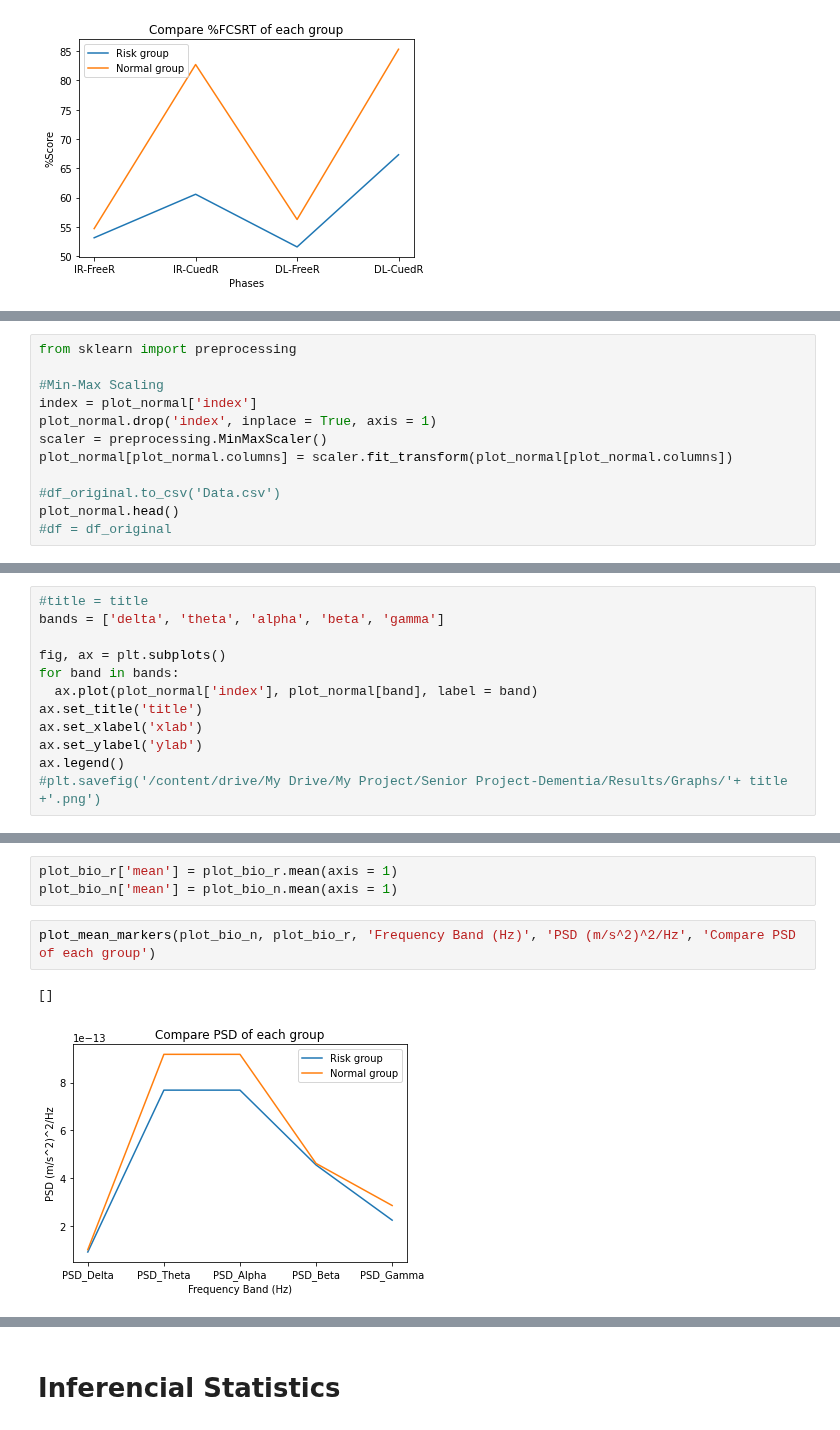
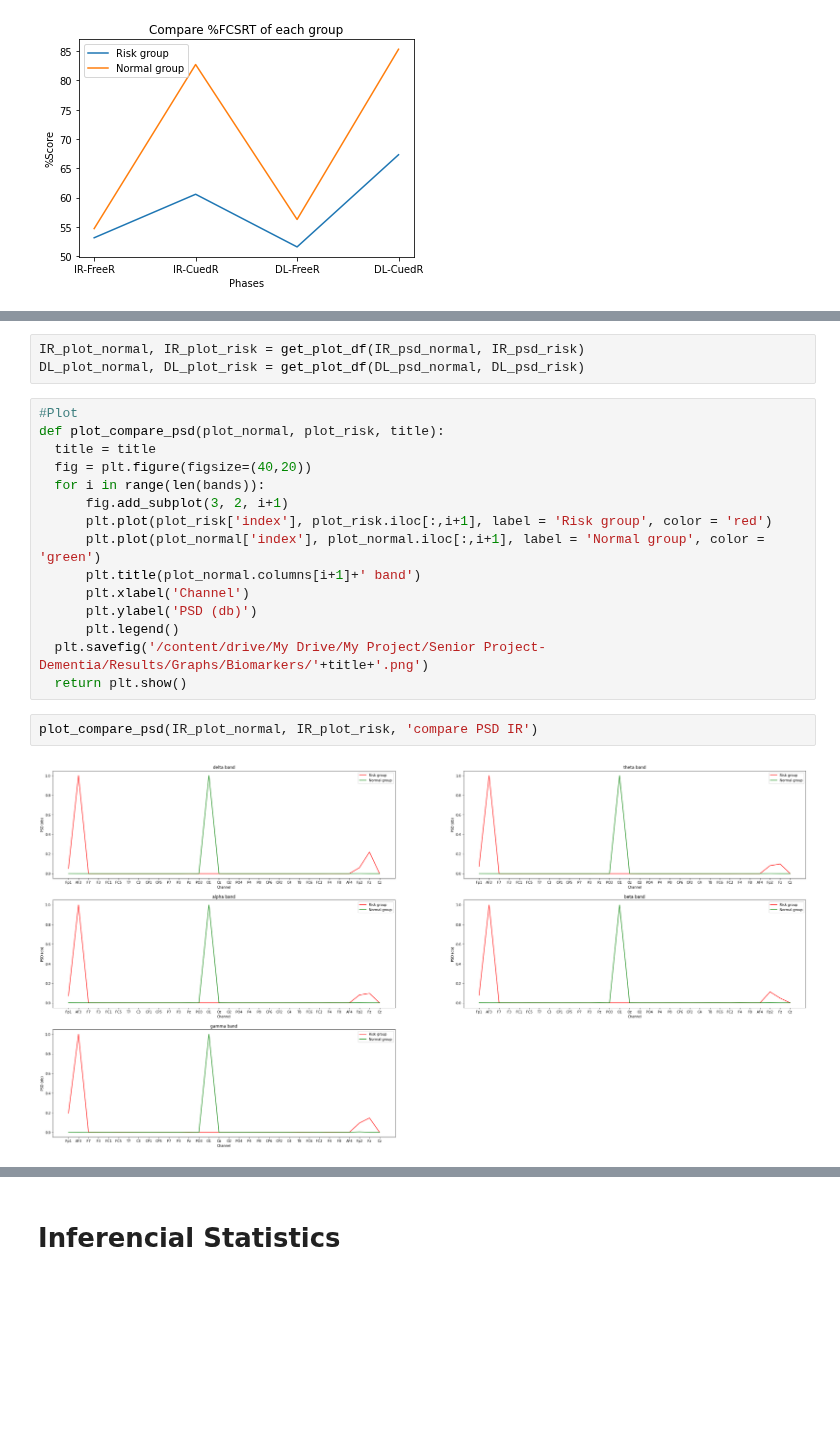
Before and after one commit to Sirabhop/Preclinical-AD-EEG-classification, a Jupyter notebook: Data_Analysis.ipynb, the cells around one changed output, grey strips where cells are left out. Drawn from its saved outputs; the diff is of its cells as text; blank space fills up the shorter version.

```diff
--- a/Data_Analysis.ipynb
+++ b/Data_Analysis.ipynb
@@ -288,12 +274,0 @@ plot_normal
-# %%
-from sklearn import preprocessing
-
-#Min-Max Scaling
-index = plot_normal['index']
-plot_normal.drop('index', inplace = True, axis = 1)
-scaler = preprocessing.MinMaxScaler()
-plot_normal[plot_normal.columns] = scaler.fit_transform(plot_normal[plot_normal.columns])
-
-#df_original.to_csv('Data.csv')
-plot_normal.head()
-#df = df_original
@@ -309,12 +274,0 @@ plot_normal = pd.concat((index, plot_normal), axis = 1)
-# %%
-#title = title
-bands = ['delta', 'theta', 'alpha', 'beta', 'gamma']
-
-fig, ax = plt.subplots()
-for band in bands:
-  ax.plot(plot_normal['index'], plot_normal[band], label = band)
-ax.set_title('title')
-ax.set_xlabel('xlab')
-ax.set_ylabel('ylab')
-ax.legend()
-#plt.savefig('/content/drive/My Drive/My Project/Senior Project-Dementia/Results/Graphs/'+ title +'.png')
@@ -340,8 +275,22 @@ plot_bio_n = plot_bio_n.loc[0:4]
-# %%
-plot_bio_r['mean'] = plot_bio_r.mean(axis = 1)
-plot_bio_n['mean'] = plot_bio_n.mean(axis = 1)
-# %%
-plot_mean_markers(plot_bio_n, plot_bio_r, 'Frequency Band (Hz)', 'PSD (m/s^2)^2/Hz', 'Compare PSD of each group')
-# %% [output]
-[]
-[figure, removed]
+# %%
+IR_plot_normal, IR_plot_risk = get_plot_df(IR_psd_normal, IR_psd_risk)
+DL_plot_normal, DL_plot_risk = get_plot_df(DL_psd_normal, DL_psd_risk)
+# %%
+#Plot
+def plot_compare_psd(plot_normal, plot_risk, title):
+  title = title
+  fig = plt.figure(figsize=(40,20))
+  for i in range(len(bands)):
+      fig.add_subplot(3, 2, i+1)
+      plt.plot(plot_risk['index'], plot_risk.iloc[:,i+1], label = 'Risk group', color = 'red')
+      plt.plot(plot_normal['index'], plot_normal.iloc[:,i+1], label = 'Normal group', color = 'green')
+      plt.title(plot_normal.columns[i+1]+' band')
+      plt.xlabel('Channel')
+      plt.ylabel('PSD (db)')
+      plt.legend()
+  plt.savefig('/content/drive/My Drive/My Project/Senior Project-Dementia/Results/Graphs/Biomarkers/'+title+'.png')
+  return plt.show()
+# %%
+plot_compare_psd(IR_plot_normal, IR_plot_risk, 'compare PSD IR')
+# %% [output]
+[figure, added]
```
Also changed, not shown: parts of 33 cells of this notebook.
